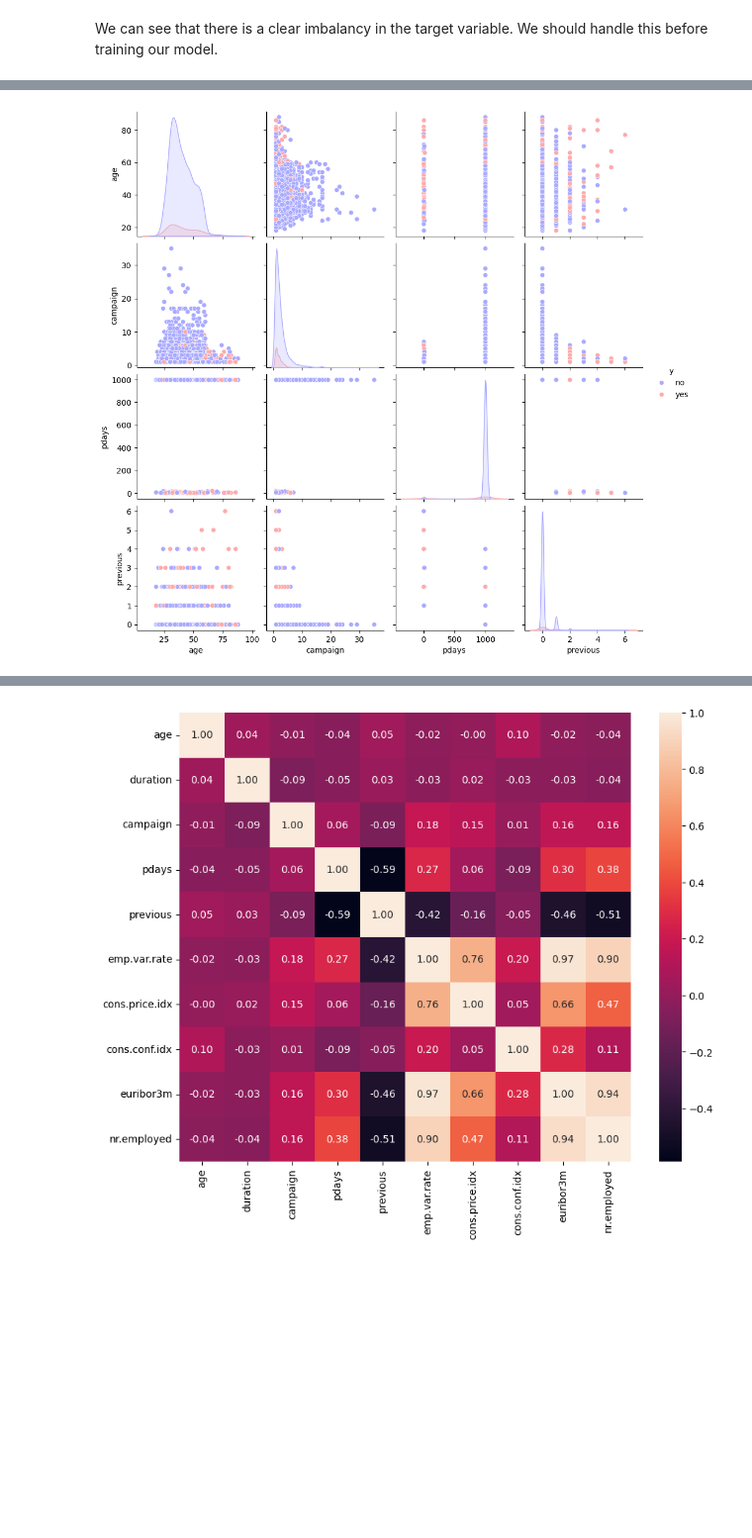
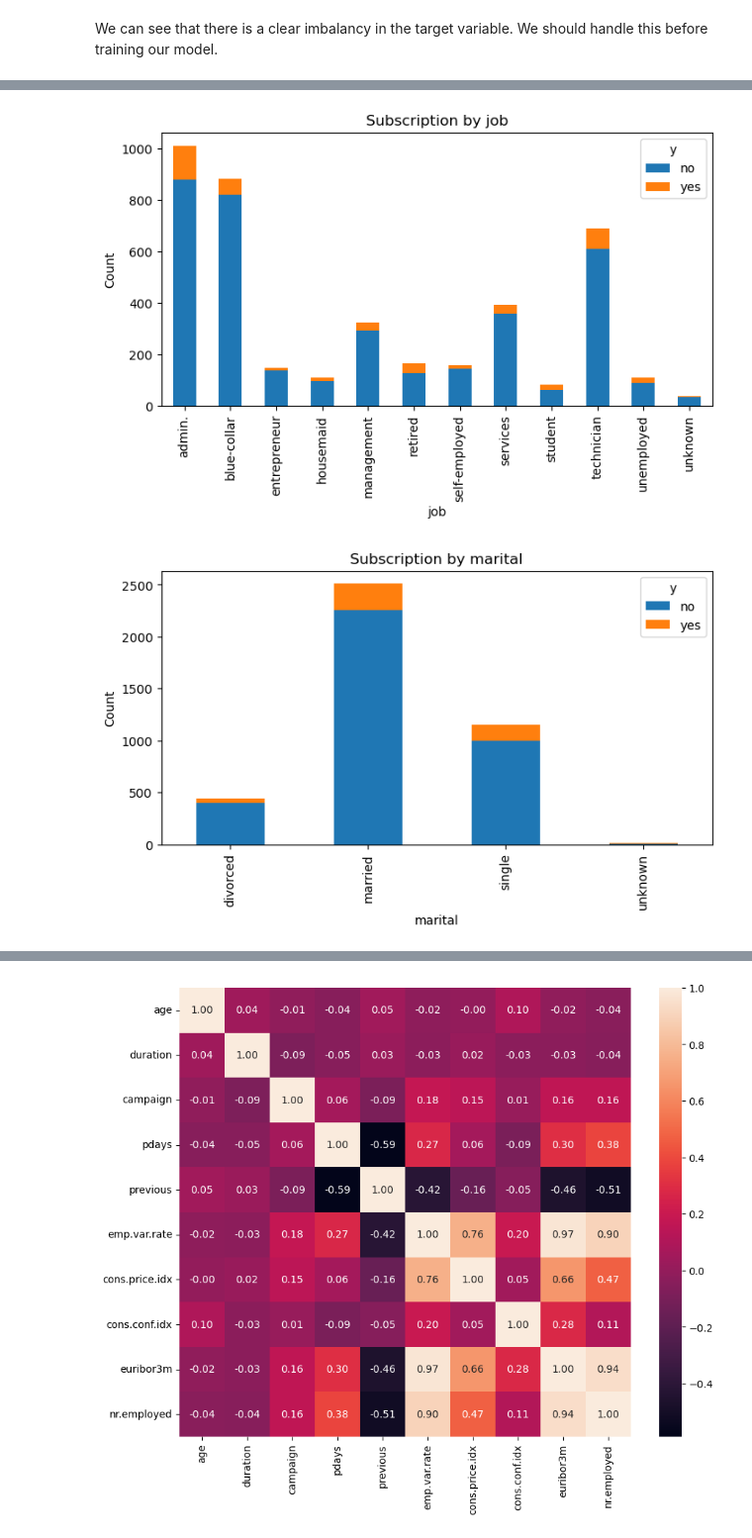
Before and after one commit to harunugurlu/bank-deposit-prediction, a Jupyter notebook: term_project.ipynb, the cells around one changed output, grey strips where cells are left out. Shown at 99% size. Drawn from its saved outputs; the diff is of its cells as text; code cells hidden in the pictures; blank space fills up the shorter version.

```diff
--- a/term_project.ipynb
+++ b/term_project.ipynb
@@ -110,6 +158,6 @@ plt.show()
 # %%
 # Boxplots for numeric features by target variable
-for col in ['age', 'campaign', 'pdays', 'previous']:
+for col in numerical_cols:
     df.boxplot(column=col, by='y', figsize=(8, 4))
     plt.title(f"{col} by Subscription")
     plt.suptitle('')  # That's to remove the default 'Boxplot grouped by y' title
@@ -123,5 +177,10 @@ for col in ['age', 'campaign', 'pdays', 'previous']:
-# %%
-sns.pairplot(df, vars=['age', 'campaign', 'pdays', 'previous'], hue='y', palette='bwr')
-plt.show()
-# %% [output]
-[figure, removed]
+# %%
+# Bar charts for key categorical features
+for col in categorical_cols:
+    pd.crosstab(df[col], df['y']).plot(kind='bar', stacked=True, figsize=(8, 4))
+    plt.title(f"Subscription by {col}")
+    plt.ylabel('Count')
+    plt.show()
+# %% [output]
+[figure, added]
+[figure, added]
```
Also changed, not shown: parts of 49 cells of this notebook.
